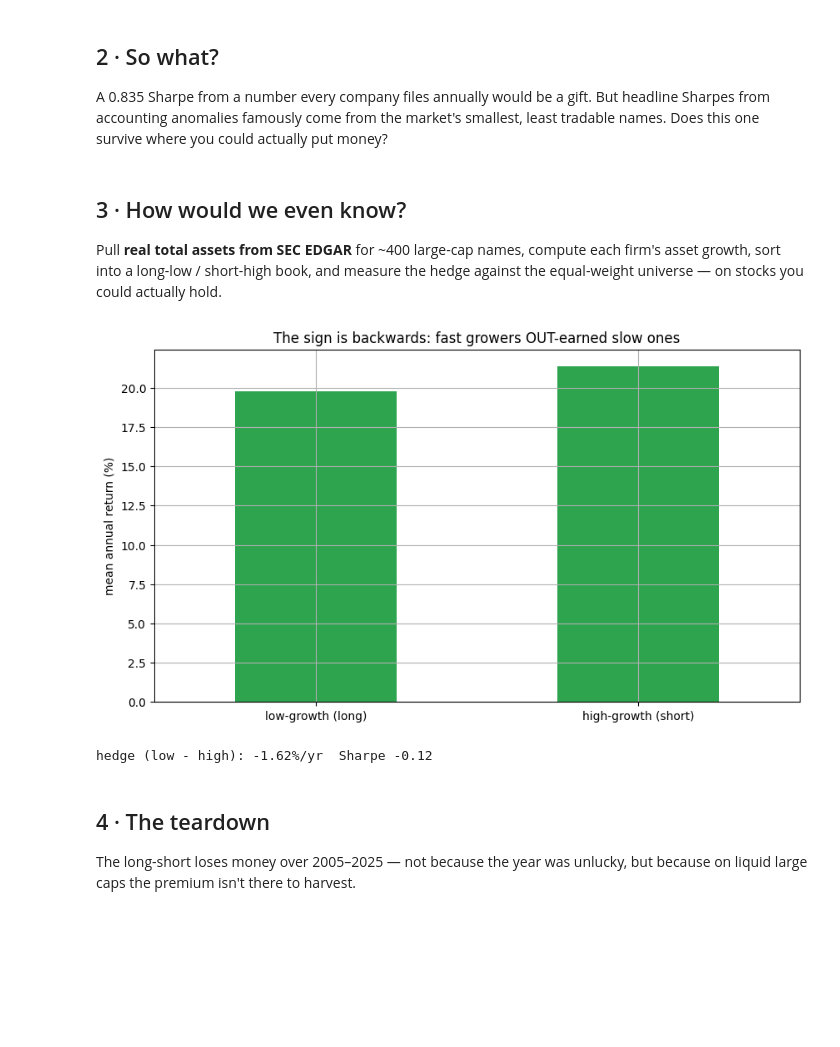
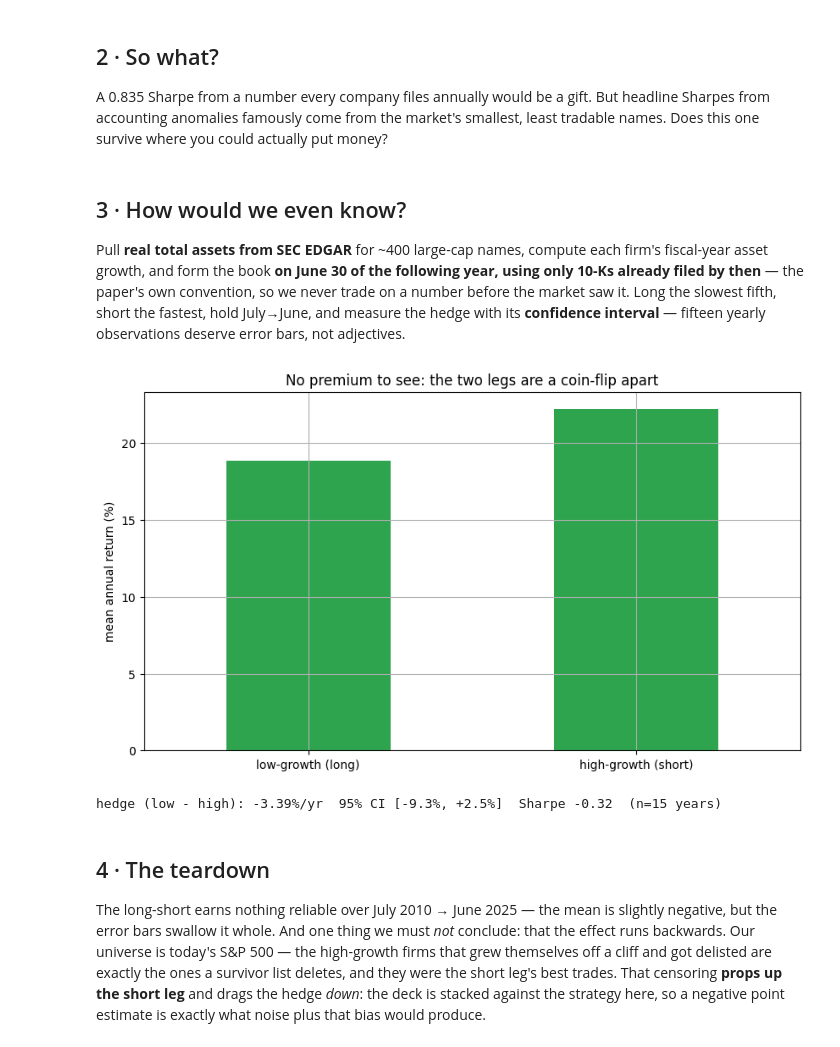
Before and after one commit to Guillain-RDCDE/Open-Alpha-Lab, a Jupyter notebook: studies/44-growth-spurt/notebooks/01_for_the_curious.ipynb, the cells around one changed output. Saved outputs shown, nothing was run; the diff lists cells and outputs as text; code cells hidden in the pictures; blank space fills up the shorter version.

Commit message:
Study 44: June-30 formation on filed 10-Ks, bias direction corrected; Study 04: synthetic cells no longer wear the real-tape banner

```diff
--- a/studies/44-growth-spurt/notebooks/01_for_the_curious.ipynb
+++ b/studies/44-growth-spurt/notebooks/01_for_the_curious.ipynb
@@ -42,21 +45,23 @@ A 0.835 Sharpe from a number every company files annually would be a gift. But h
 # %% [markdown]
 ## 3 · How would we even know?
 
-Pull **real total assets from SEC EDGAR** for ~400 large-cap names, compute each firm's asset growth, sort into a long-low / short-high book, and measure the hedge against the equal-weight universe — on stocks you could actually hold.
+Pull **real total assets from SEC EDGAR** for ~400 large-cap names, compute each firm's fiscal-year asset growth, and form the book **on June 30 of the following year, using only 10-Ks already filed by then** — the paper's own convention, so we never trade on a number before the market saw it. Long the slowest fifth, short the fastest, hold July→June, and measure the hedge with its **confidence interval** — fifteen yearly observations deserve error bars, not adjectives.
 # %%
 leg = pd.DataFrame({'low-growth (long)':[st.summary(h['low_growth'])['mean']],
                     'high-growth (short)':[st.summary(h['high_growth'])['mean']]}, index=['mean annual return'])
 ax = (leg.T*100).plot.bar(legend=False, rot=0, color=['#2ea44f','#c0392b'],
-        title='The sign is backwards: fast growers OUT-earned slow ones')
+        title='No premium to see: the two legs are a coin-flip apart')
 ax.set_ylabel('mean annual return (%)'); plt.show()
-print('hedge (low - high): %+.2f%%/yr  Sharpe %.2f' % (st.summary(h['hedge'])['mean']*100, st.summary(h['hedge'])['sharpe']))
+s = st.summary(h['hedge'])
+print('hedge (low - high): %+.2f%%/yr  95%% CI [%+.1f%%, %+.1f%%]  Sharpe %.2f  (n=%d years)'
+      % (s['mean']*100, s['ci95_low']*100, s['ci95_high']*100, s['sharpe'], s['n']))
 # %% [output]
-[figure, old version]
+[figure, new version]
-hedge (low - high): -1.62%/yr  Sharpe -0.12
+hedge (low - high): -3.39%/yr  95% CI [-9.3%, +2.5%]  Sharpe -0.32  (n=15 years)
-# %% [markdown]
-## 4 · The teardown
-
-The long-short loses money over 2005–2025 — not because the year was unlucky, but because on liquid large caps the premium isn't there to harvest.
+# %% [markdown]
+## 4 · The teardown
+
+The long-short earns nothing reliable over July 2010 → June 2025 — the mean is slightly negative, but the error bars swallow it whole. And one thing we must *not* conclude: that the effect runs backwards. Our universe is today's S&P 500 — the high-growth firms that grew themselves off a cliff and got delisted are exactly the ones a survivor list deletes, and they were the short leg's best trades. That censoring **props up the short leg** and drags the hedge *down*: the deck is stacked against the strategy here, so a negative point estimate is exactly what noise plus that bias would produce.
 # %%
 eq=(1+h['hedge']).cumprod()
 ax=eq.plot(title='Growth of $1 in the asset-growth long-short (large caps)',lw=1.8)
```
Also changed, not shown: parts of 8 cells of this notebook, 11 other files.
